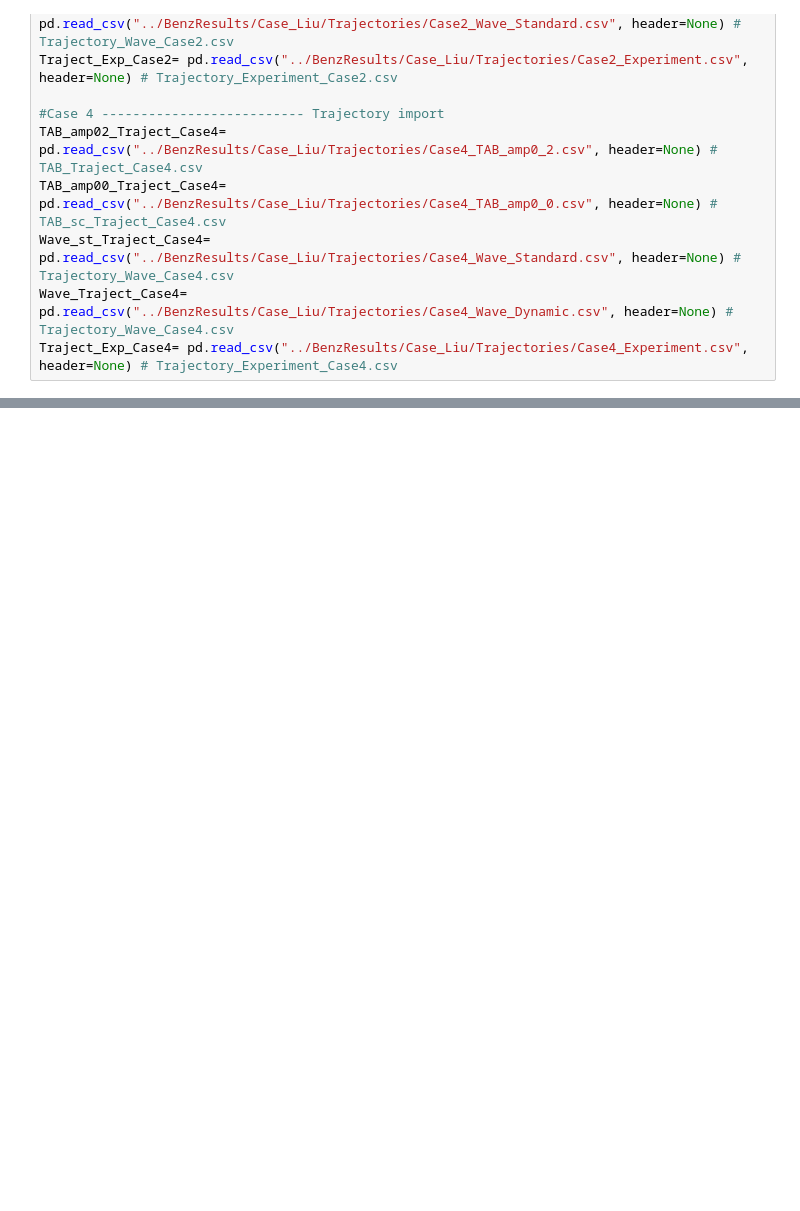
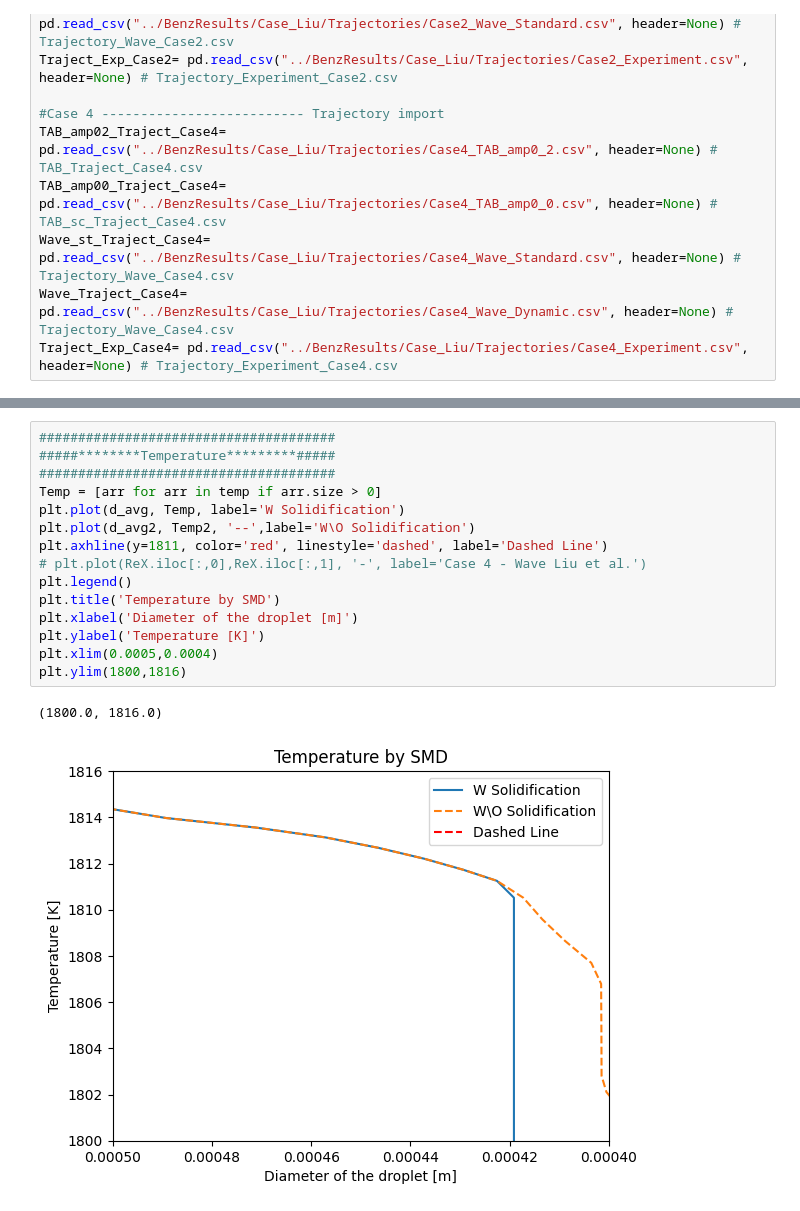
Before and after one commit to hamedeo/gasAtomizer, a Jupyter notebook: run/secondary_breakup/secondaryBreakupBenz/baseCase/postProcessing.ipynb, the cells around one changed output, grey strips where cells are left out. Drawn from its saved outputs; the diff is of its cells as text; blank space fills up the shorter version.

```diff
--- a/run/secondary_breakup/secondaryBreakupBenz/baseCase/postProcessing.ipynb
+++ b/run/secondary_breakup/secondaryBreakupBenz/baseCase/postProcessing.ipynb
@@ -207,0 +289,18 @@ plt.xlim(-0.0047625,0.0002375)
+# %%
+######################################
+#####********Temperature*********#####
+######################################
+Temp = [arr for arr in temp if arr.size > 0]
+plt.plot(d_avg, Temp, label='W Solidification')
+plt.plot(d_avg2, Temp2, '--',label='W\O Solidification')
+plt.axhline(y=1811, color='red', linestyle='dashed', label='Dashed Line')
+# plt.plot(ReX.iloc[:,0],ReX.iloc[:,1], '-', label='Case 4 - Wave Liu et al.')
+plt.legend()
+plt.title('Temperature by SMD')
+plt.xlabel('Diameter of the droplet [m]')
+plt.ylabel('Temperature [K]')
+plt.xlim(0.0005,0.0004)
+plt.ylim(1800,1816)
+# %% [output]
+(1800.0, 1816.0)
+[figure, added]
```
Also changed, not shown: parts of 15 cells of this notebook, 12 other files.
